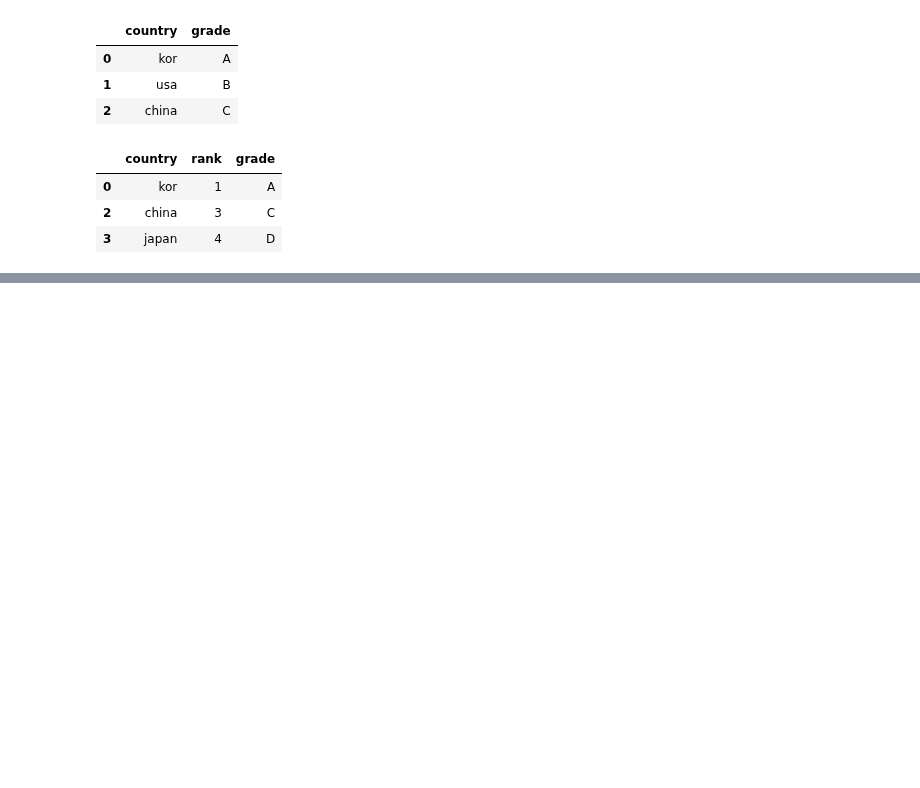
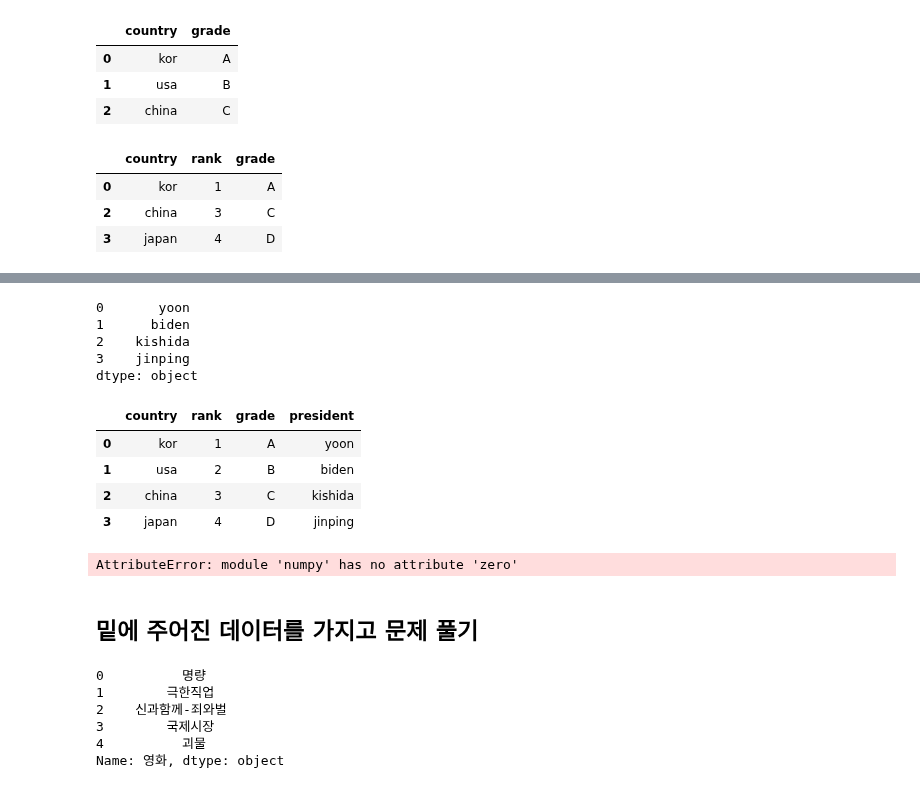
Before and after one commit to seoinhyeok96/python_data_class, a Jupyter notebook: 4일차_크롤링및 데이터 분석기초/Pandas기초.ipynb, the cells around one changed output, grey strips where cells are left out. Drawn from its saved outputs; the diff is of its cells as text; code cells hidden in the pictures; blank space fills up the shorter version.

```diff
--- a/4일차_크롤링및 데이터 분석기초/Pandas기초.ipynb
+++ b/4일차_크롤링및 데이터 분석기초/Pandas기초.ipynb
@@ -208,0 +260,33 @@ df.loc[(df['grade']=="A") | (df['rank']>2)]
+# %%
+# 데이터 추가 하기
+#1번 스리즈를 추가하여 열 데이터 추가
+president=pd.Series(["yoon","biden","kishida","jinping"], index=[0,1,2,3])
+president
+# %% [output]
+0       yoon
+1      biden
+2    kishida
+3    jinping
+dtype: object
+# %%
+#2번df안에 president를 넣어줘!
+df['president']= president
+df
+# %% [output]
+|  | country | rank | grade | president |
+| 0 | kor | 1 | A | yoon |
+| 1 | usa | 2 | B | biden |
+| 2 | china | 3 | C | kishida |
+| 3 | japan | 4 | D | jinping |
+# %%
+# Numpy를 이용하여 열 데이터 추가
+import numpy as np
+
+#gdp=pd.Series([0,0,0,0],index=[0,1,2,3])
+add= np.zero(4).astype(int)
+df["etc"]=add
+df
+# %% [output]
+AttributeError: module 'numpy' has no attribute 'zero'
+# %% [markdown]
+## 밑에 주어진 데이터를 가지고 문제 풀기
@@ -208,0 +303,10 @@ df.loc[(df['grade']=="A") | (df['rank']>2)]
+# %%
+#문제01영화 정보만 출력하세요!
+df["영화"]
+# %% [output]
+0          명량
+1        극한직업
+2    신과함께-죄와벌
+3        국제시장
+4          괴물
+Name: 영화, dtype: object
```
Also changed, not shown: parts of 19 cells of this notebook, 2 other files.
